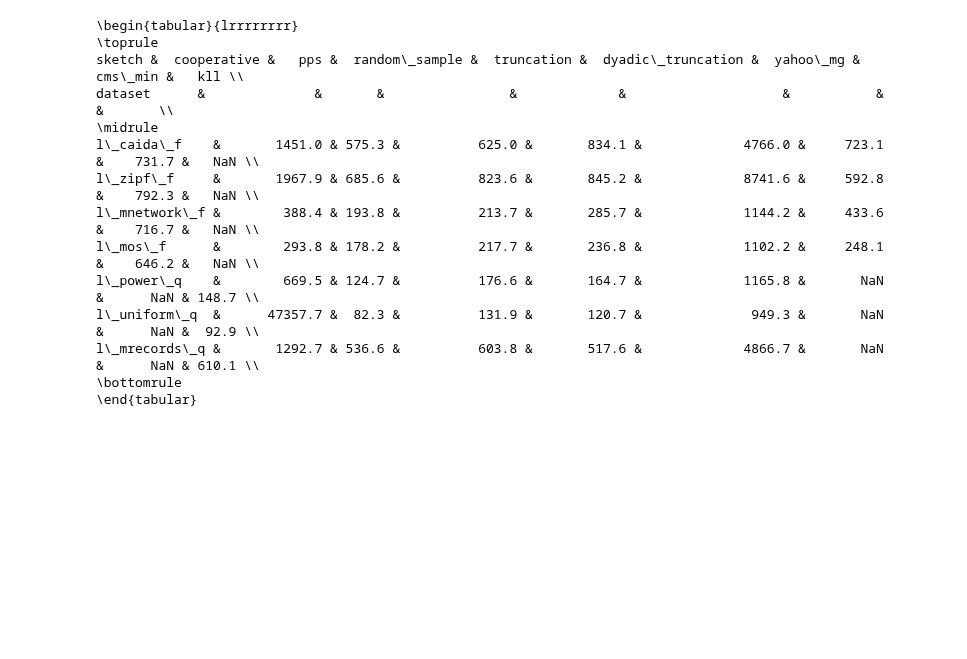
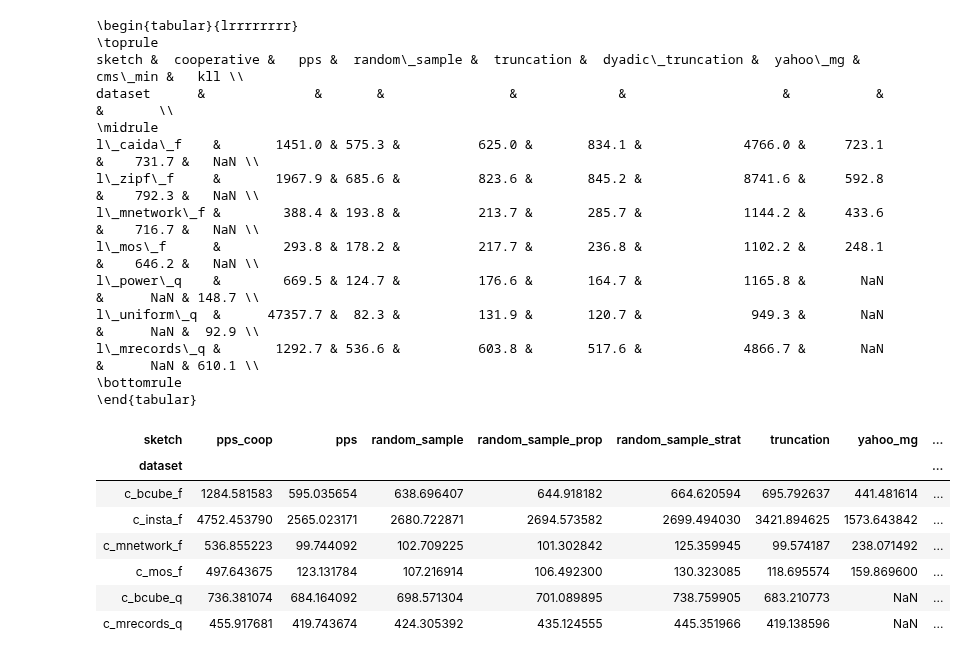
Before and after one commit to stanford-futuredata/sketchstore, a Jupyter notebook: python/notebooks/ThesisTable.ipynb, the cells around one changed output. Cells and saved outputs as stored; diff of their text form; code cells hidden in the pictures; blank space fills up the shorter version.

```diff
--- a/python/notebooks/ThesisTable.ipynb
+++ b/python/notebooks/ThesisTable.ipynb
@@ -67,3 +67,45 @@ l\_uniform\_q  &      47357.7 &  82.3 &          131.9 &       120.7 &
 l\_mrecords\_q &       1292.7 & 536.6 &          603.8 &       517.6 &             4866.7 &       NaN &      NaN & 610.1 \\
 \bottomrule
 \end{tabular}
+# %%
+datasets = [
+    "c_bcube_f",
+    "c_insta_f",
+    "c_mnetwork_f",
+    "c_mos_f",
+    "c_bcube_q",
+    "c_mrecords_q",
+]
+dfs = []
+for dataset in datasets:
+    cur_df = pd.read_csv("{}/load_time.csv".format(dataset))
+    cur_df["dataset"] = dataset
+    dfs.append(cur_df)
+df = pd.concat(dfs)
+df["build_time"] = df["construct_time"] + df["plan_time"]
+sketch_order = [
+    "pps_coop",
+    "pps",
+    "random_sample",
+    "random_sample_prop",
+    "random_sample_strat",
+    "truncation",
+    "yahoo_mg",
+    "cms_min",
+    "kll"
+]
+df_out = df.set_index(
+    ["dataset", "sketch"])[["build_time"]].unstack(
+    ["sketch"]
+)["build_time"][sketch_order].loc[datasets]
+# %%
+df_out
+# %% [output]
+| sketch | pps_coop | pps | random_sample | random_sample_prop | random_sample_strat | truncation | yahoo_mg | ... |
+| dataset |  |  |  |  |  |  |  | ... |
+| c_bcube_f | 1284.581583 | 595.035654 | 638.696407 | 644.918182 | 664.620594 | 695.792637 | 441.481614 | ... |
+| c_insta_f | 4752.453790 | 2565.023171 | 2680.722871 | 2694.573582 | 2699.494030 | 3421.894625 | 1573.643842 | ... |
+| c_mnetwork_f | 536.855223 | 99.744092 | 102.709225 | 101.302842 | 125.359945 | 99.574187 | 238.071492 | ... |
+| c_mos_f | 497.643675 | 123.131784 | 107.216914 | 106.492300 | 130.323085 | 118.695574 | 159.869600 | ... |
+| c_bcube_q | 736.381074 | 684.164092 | 698.571304 | 701.089895 | 738.759905 | 683.210773 | NaN | ... |
+| c_mrecords_q | 455.917681 | 419.743674 | 424.305392 | 435.124555 | 445.351966 | 419.138596 | NaN | ... |
```
Also changed, not shown: parts of 3 cells of this notebook, 3 other files.
